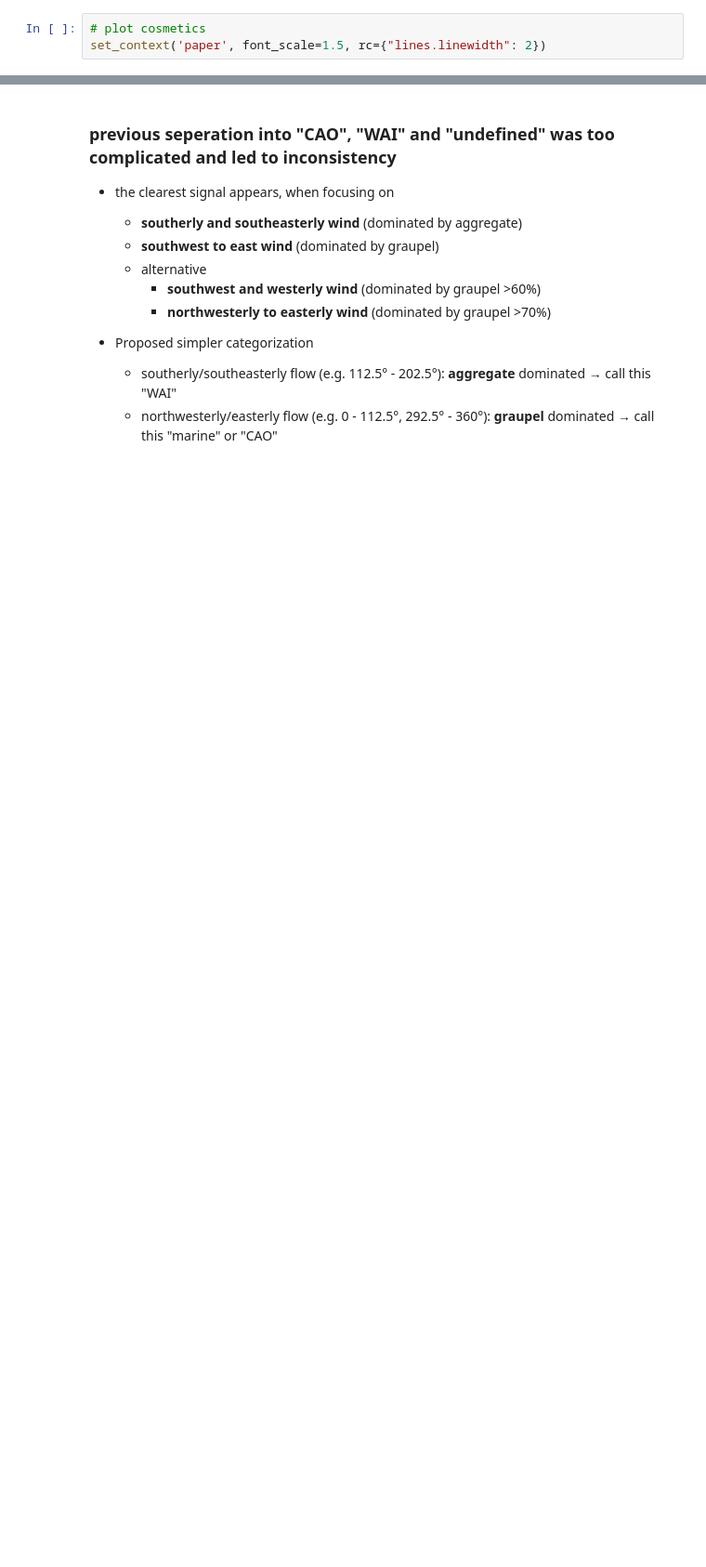
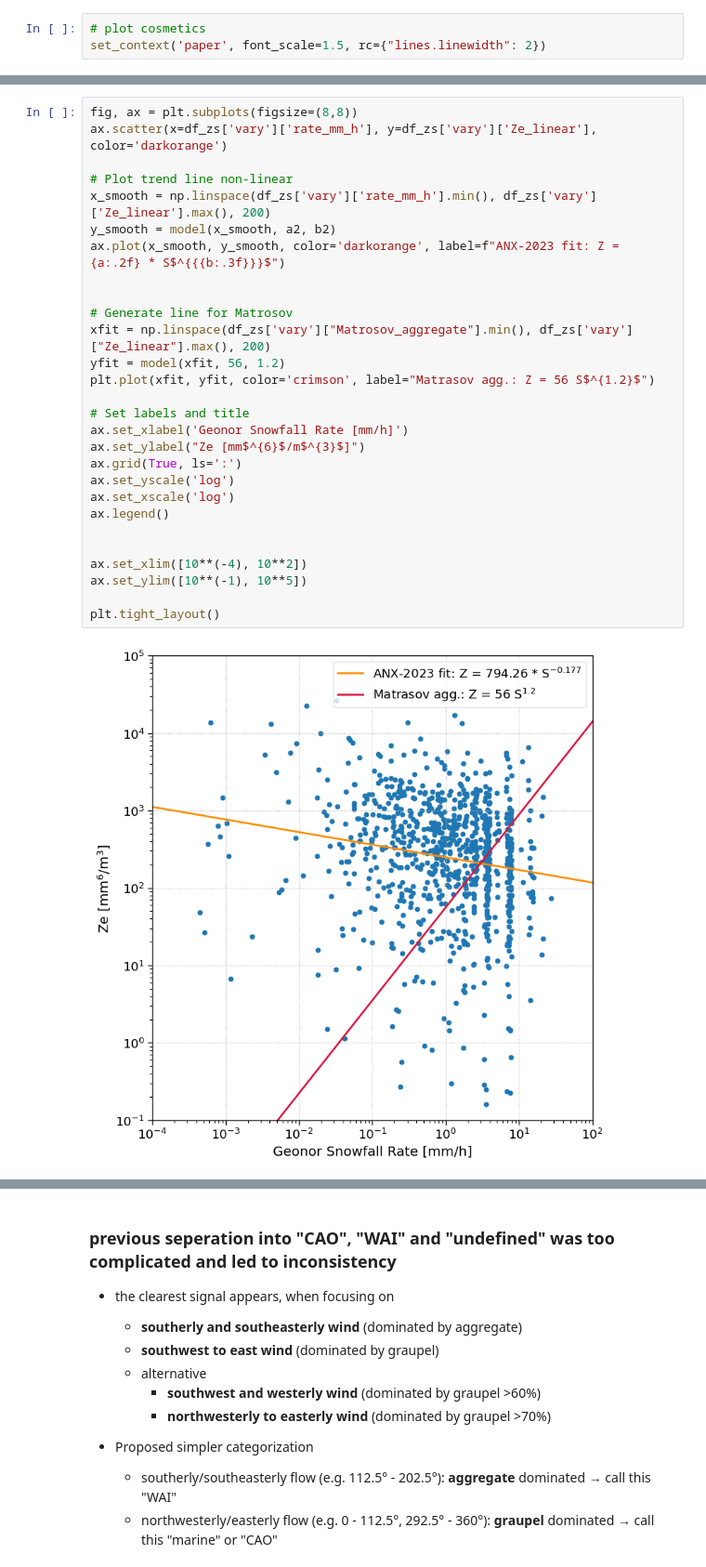
Before and after one commit to franzihe/retrieval_analysis, a Jupyter notebook: work/combined_obs/04_Ze_S_relation.ipynb, the cells around one changed output, grey strips where cells are left out. Shown at 93% size. Saved outputs shown, nothing was run; the diff lists cells and outputs as text; blank space fills up the shorter version.

```diff
--- a/work/combined_obs/04_Ze_S_relation.ipynb
+++ b/work/combined_obs/04_Ze_S_relation.ipynb
@@ -73,0 +217,30 @@ dsx = dsx.drop_vars(["wind_direction_filled", "wind_speed_filled"],)
+# %%
+fig, ax = plt.subplots(figsize=(8,8))
+ax.scatter(x=df_zs['vary']['rate_mm_h'], y=df_zs['vary']['Ze_linear'], color='darkorange')
+
+# Plot trend line non-linear
+x_smooth = np.linspace(df_zs['vary']['rate_mm_h'].min(), df_zs['vary']['Ze_linear'].max(), 200)
+y_smooth = model(x_smooth, a2, b2)
+ax.plot(x_smooth, y_smooth, color='darkorange', label=f"ANX-2023 fit: Z = {a:.2f} * S$^{{{b:.3f}}}$")
+
+
+# Generate line for Matrosov
+xfit = np.linspace(df_zs['vary']["Matrosov_aggregate"].min(), df_zs['vary']["Ze_linear"].max(), 200)
+yfit = model(xfit, 56, 1.2)
+plt.plot(xfit, yfit, color='crimson', label="Matrasov agg.: Z = 56 S$^{1.2}$")
+
+# Set labels and title
+ax.set_xlabel('Geonor Snowfall Rate [mm/h]')
+ax.set_ylabel("Ze [mm$^{6}$/m$^{3}$]")
+ax.grid(True, ls=':')
+ax.set_yscale('log')
+ax.set_xscale('log')
+ax.legend()
+
+
+ax.set_xlim([10**(-4), 10**2])
+ax.set_ylim([10**(-1), 10**5])
+
+plt.tight_layout()
+# %% [output]
+[figure, added]
```
Also changed, not shown: parts of 50 cells of this notebook, 4 other files.
